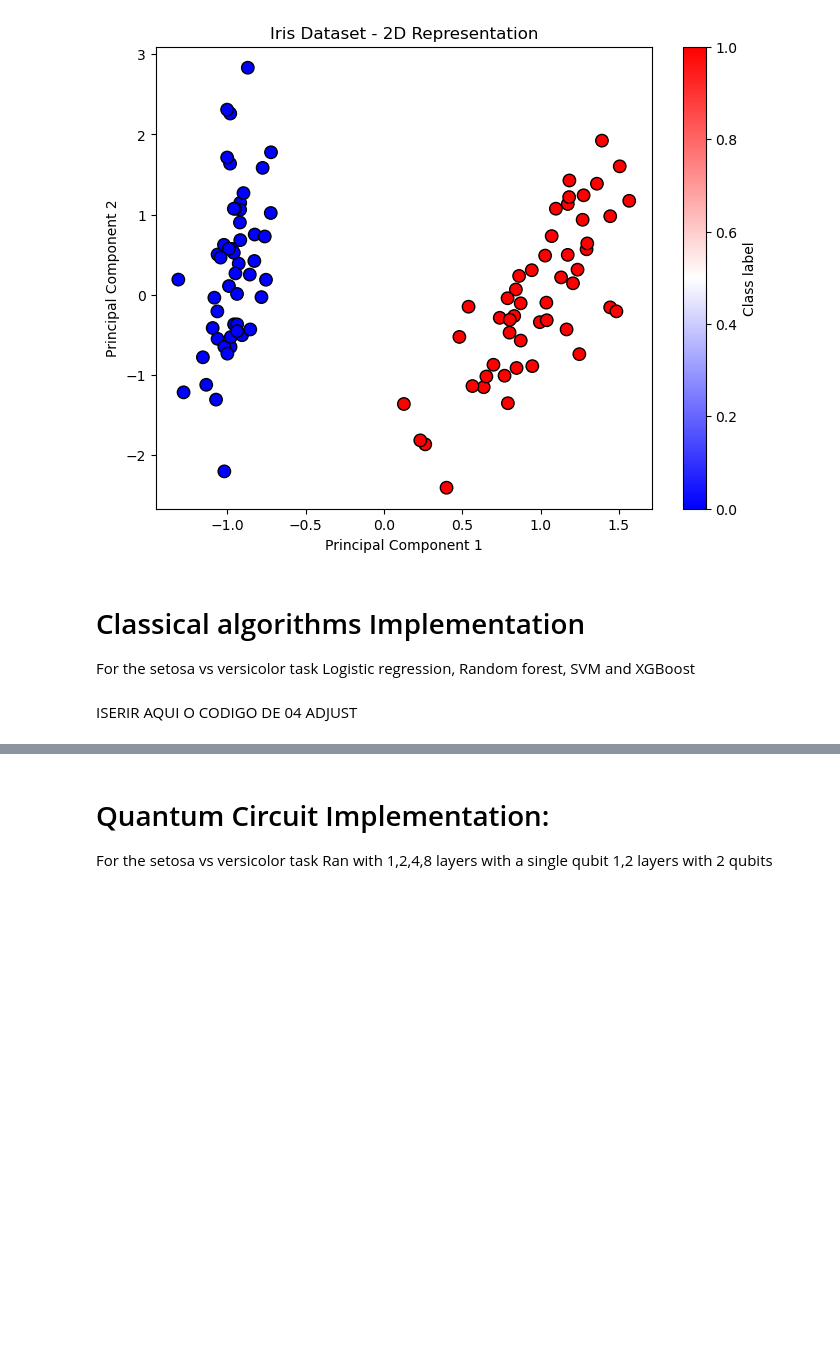
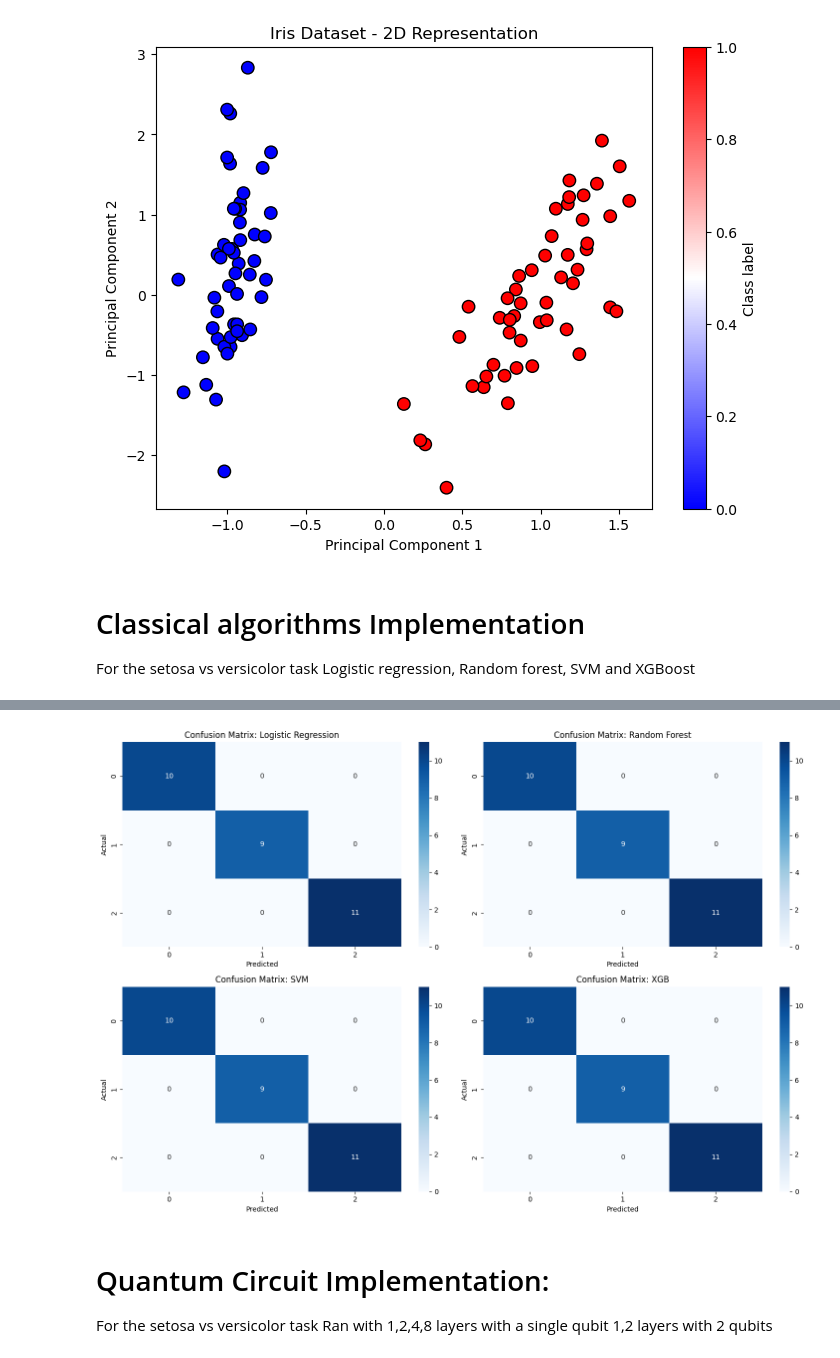
Before and after one commit to melissanespeque/data-reuploading-classifier, a Jupyter notebook: 05_iris.ipynb, the cells around one changed output, grey strips where cells are left out. Cells and saved outputs as stored; diff of their text form; code cells hidden in the pictures; blank space fills up the shorter version.

```diff
--- a/05_iris.ipynb
+++ b/05_iris.ipynb
@@ -27,5 +27,77 @@ plot_dataset(x_train, x_text)
 # Classical algorithms Implementation
 For the setosa vs versicolor task
 Logistic regression, Random forest, SVM and XGBoost
-# %% [markdown]
-ISERIR AQUI O CODIGO DE 04 ADJUST
+# %%
+import numpy as np
+import pandas as pd
+import matplotlib.pyplot as plt
+import seaborn as sns
+from sklearn.model_selection import train_test_split
+from sklearn.preprocessing import StandardScaler
+from sklearn.linear_model import LogisticRegression
+from sklearn.ensemble import RandomForestClassifier
+from sklearn.svm import SVC
+import xgboost as xgb
+from sklearn.metrics import accuracy_score, classification_report, confusion_matrix
+
+# Load dataset (Iris dataset)
+from sklearn.datasets import load_iris
+data = load_iris()
+df = pd.DataFrame(data.data, columns=data.feature_names)
+df['target'] = data.target
+
+# Split dataset
+X = df.drop(columns=['target'])
+y = df['target']
+X_train, X_test, y_train, y_test = train_test_split(X, y, test_size=0.2, random_state=42)
+
+# Features Selection
+scaler = StandardScaler()
+X_train = scaler.fit_transform(X_train)
+X_test = scaler.transform(X_test)
+
+# Train Logistic Regression Model
+log_reg = LogisticRegression()
+log_reg.fit(X_train, y_train)
+y_pred_log = log_reg.predict(X_test)
+print("Logistic Regression Accuracy:", accuracy_score(y_test, y_pred_log))
+print(classification_report(y_test, y_pred_log))
+
+# Train Random Forest Model
+rf = RandomForestClassifier(n_estimators=100, random_state=42)
+rf.fit(X_train, y_train)
+y_pred_rf = rf.predict(X_test)
+print("Random Forest Accuracy:", accuracy_score(y_test, y_pred_rf))
+print(classification_report(y_test, y_pred_rf))
+
+# Train Support Vector Machine (SVM) Model
+svm = SVC(kernel='rbf')
+svm.fit(X_train, y_train)
+y_pred_svm = svm.predict(X_test)
+print("SVM Accuracy:", accuracy_score(y_test, y_pred_svm))
+print(classification_report(y_test, y_pred_svm))
+
+# Train XGB
+model = xgb.XGBClassifier(
+    n_estimators=100,
+    learning_rate=0.1,
+    max_depth=3,
+    objective='multi:softprob',
+    random_state=42
+)
+model.fit(X_train, y_train)
+y_pred_xgb = model.predict(X_test)
+print("XGB Accuracy:", accuracy_score(y_test, y_pred_xgb))
+print("\nClassification Report:\n", classification_report(y_test, y_pred_xgb))
+
+# Plot Confusion Matrices
+fig, axes = plt.subplots(2, 2, figsize=(15, 10)) # Adjusted figsize for 2x2 grid
+models = {'Logistic Regression': y_pred_log, 'Random Forest': y_pred_rf, 'SVM': y_pred_svm, 'XGB': y_pred_xgb}
+for i, (model_name, y_pred) in enumerate(models.items()):
+    sns.heatmap(confusion_matrix(y_test, y_pred), annot=True, fmt='d', cmap='Blues', ax=axes.flatten()[i]) # Flatten axes for correct indexing
+    axes.flatten()[i].set_title(f'Confusion Matrix: {model_name}')
+    axes.flatten()[i].set_xlabel('Predicted')
+    axes.flatten()[i].set_ylabel('Actual')
+plt.tight_layout()
+plt.show()
+# %% [output]
@@ -32,3 +121,4 @@ ISERIR AQUI O CODIGO DE 04 ADJUST
+[figure, added]
 # %% [markdown]
 # Quantum Circuit Implementation:
 For the setosa vs versicolor task
```
Also changed, not shown: parts of 1 cell of this notebook.
